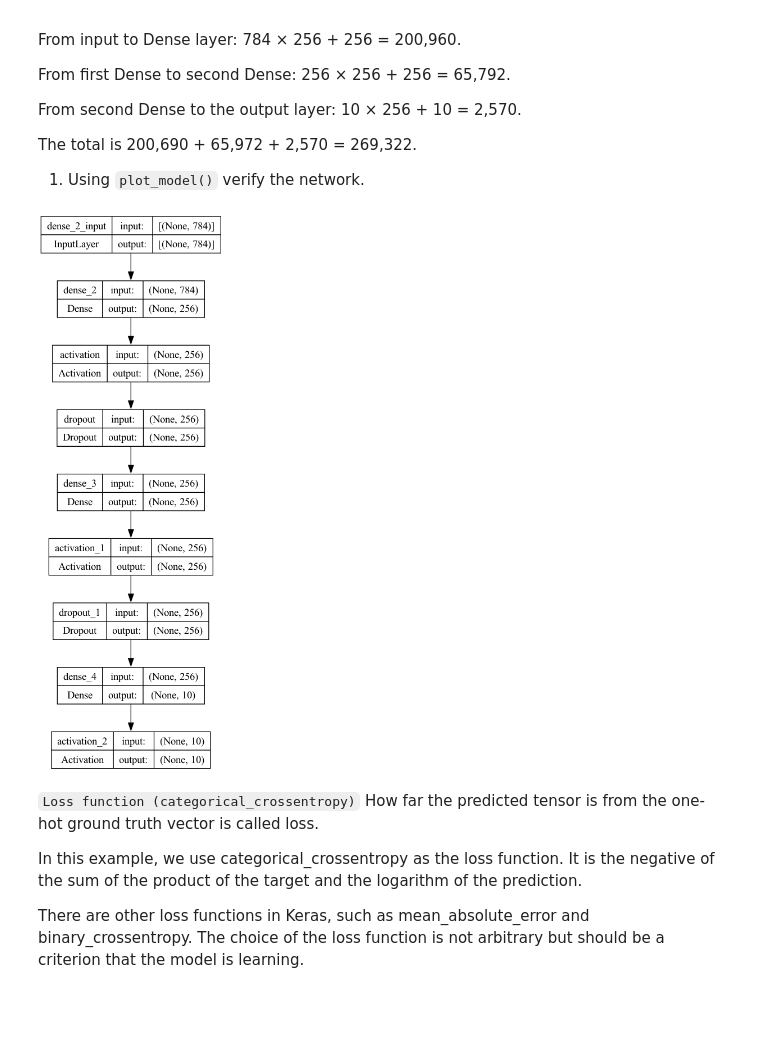
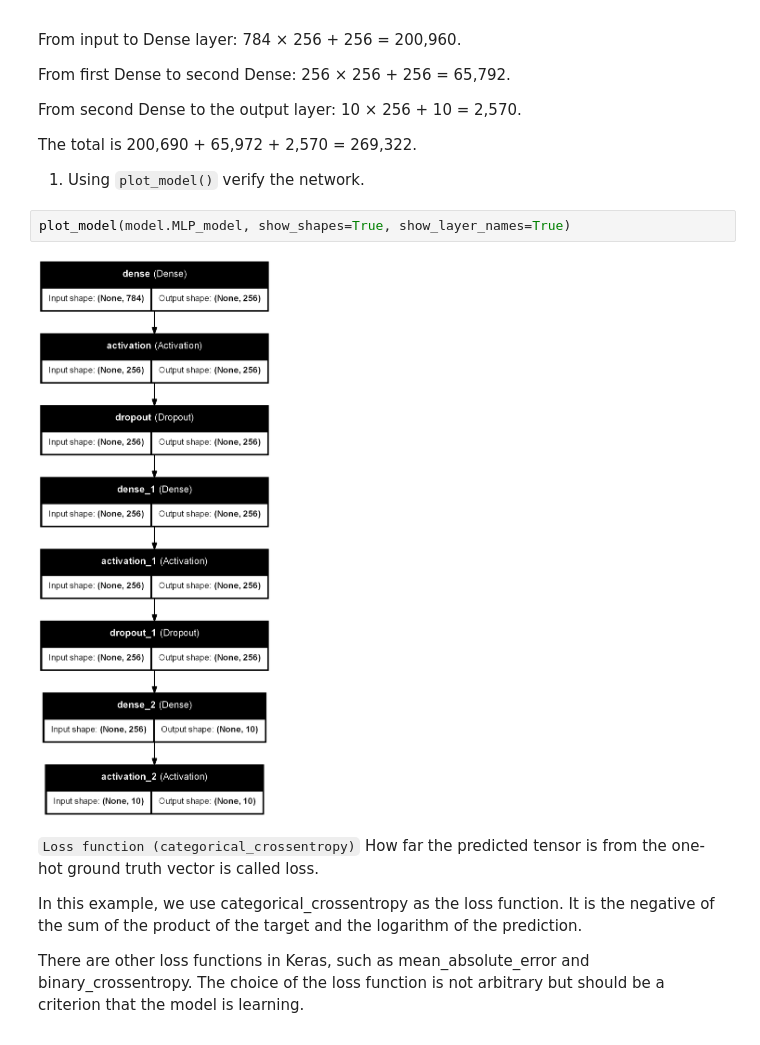
Before and after one commit to Abeoseh/deep_learning, a Jupyter notebook: labs/lab3/Lab3_MLP_SV.ipynb, the cells around one changed output. Saved outputs shown, nothing was run; the diff lists cells and outputs as text; blank space fills up the shorter version.

```diff
--- a/labs/lab3/Lab3_MLP_SV.ipynb
+++ b/labs/lab3/Lab3_MLP_SV.ipynb
@@ -729,8 +755,9 @@ The total is 200,690 + 65,972 + 2,570 = 269,322.
 
 1. Using `plot_model()` verify the network.
 # %%
+plot_model(model.MLP_model, show_shapes=True, show_layer_names=True)
 # %% [output]
-[figure, old version]
+[figure, new version]
 # %% [markdown]
 `Loss function (categorical_crossentropy)`
 How far the predicted tensor is from the one-hot ground truth vector is called loss.
```
Also changed, not shown: parts of 19 cells of this notebook, 1 other file.
